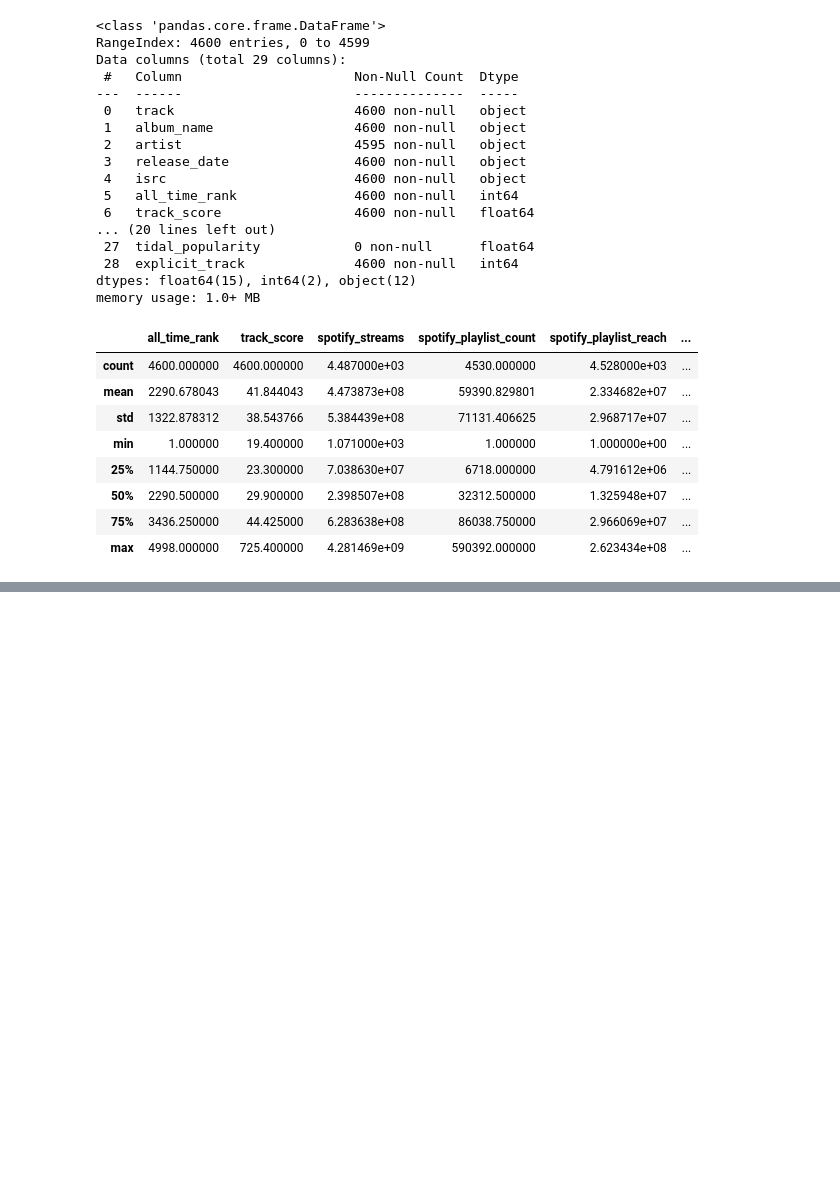
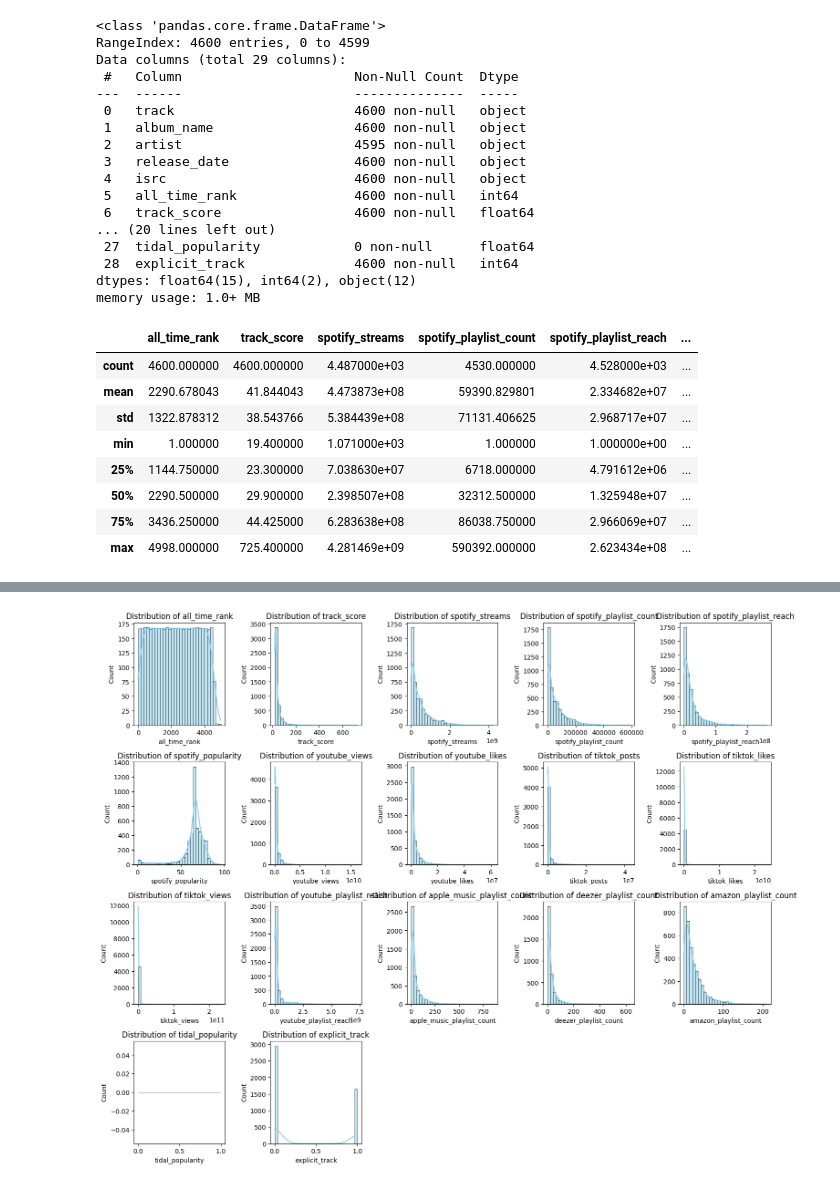
Before and after one commit to DatagenieSK/Most-Streamed-Spotify-Songs-2024-EDA, a Jupyter notebook: Most-Streamed-Spotify-Songs-2024-EDA.ipynb, the cells around one changed output, grey strips where cells are left out. Saved outputs shown, nothing was run; the diff lists cells and outputs as text; code cells hidden in the pictures; blank space fills up the shorter version.

```diff
--- a/Most-Streamed-Spotify-Songs-2024-EDA.ipynb
+++ b/Most-Streamed-Spotify-Songs-2024-EDA.ipynb
@@ -176,0 +209,2 @@ df.describe()
+# %%
+df['artist'].fillna('Unknown', inplace=True)
@@ -176,0 +218,3 @@ df.describe()
+# %%
+mean_value = df['spotify_streams'].mean()
+df['spotify_streams'].fillna(mean_value, inplace=True)
@@ -176,0 +228,6 @@ df.describe()
+# %%
+mean_playlist_count = df['spotify_playlist_count'].mean()
+df['spotify_playlist_count'].fillna(mean_playlist_count, inplace=True)
+
+mean_playlist_reach = df['spotify_playlist_reach'].mean()
+df['spotify_playlist_reach'].fillna(mean_playlist_reach, inplace=True)
@@ -176,0 +247,10 @@ df.describe()
+# %%
+# Replace missing values with median
+df['spotify_popularity'].fillna(df['spotify_popularity'].median(), inplace=True)
+df['youtube_views'].fillna(df['youtube_views'].median(), inplace=True)
+df['youtube_likes'].fillna(df['youtube_likes'].median(), inplace=True)
+df['tiktok_posts'].fillna(df['tiktok_posts'].median(), inplace=True)
+df['tiktok_likes'].fillna(df['tiktok_likes'].median(), inplace=True)
+df['tiktok_views'].fillna(df['tiktok_views'].median(), inplace=True)
+df['youtube_playlist_reach'].fillna(df['youtube_playlist_reach'].median(), inplace=True)
+df['apple_music_playlist_count'].fillna(df['apple_music_playlist_count'].median(), inplace=True)
@@ -176,0 +315,20 @@ df.describe()
+# %%
+import matplotlib.pyplot as plt
+import seaborn as sns
+
+# Select numerical columns for plotting
+numerical_columns = df.select_dtypes(include=['float64', 'int64']).columns
+
+# Set up the figure and axis for the plots
+plt.figure(figsize=(15, 15))
+
+# Plot histograms for each numerical feature
+for i, col in enumerate(numerical_columns):
+    plt.subplot(5, 5, i + 1)  # Arrange in a 5x5 grid
+    sns.histplot(df[col], kde=True, bins=30, color='skyblue')
+    plt.title(f'Distribution of {col}')
+    plt.tight_layout()
+
+plt.show()
+# %% [output]
+[figure, added]
```
Also changed, not shown: parts of 11 cells of this notebook.
